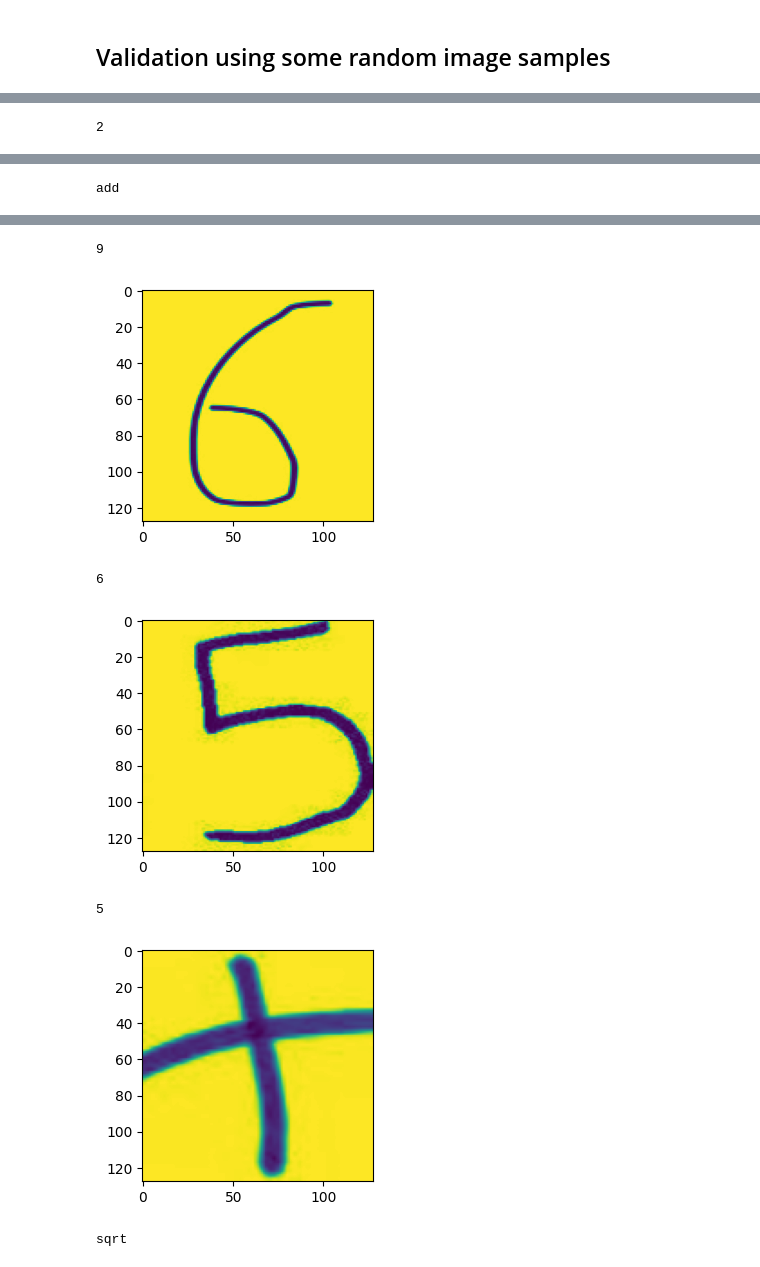
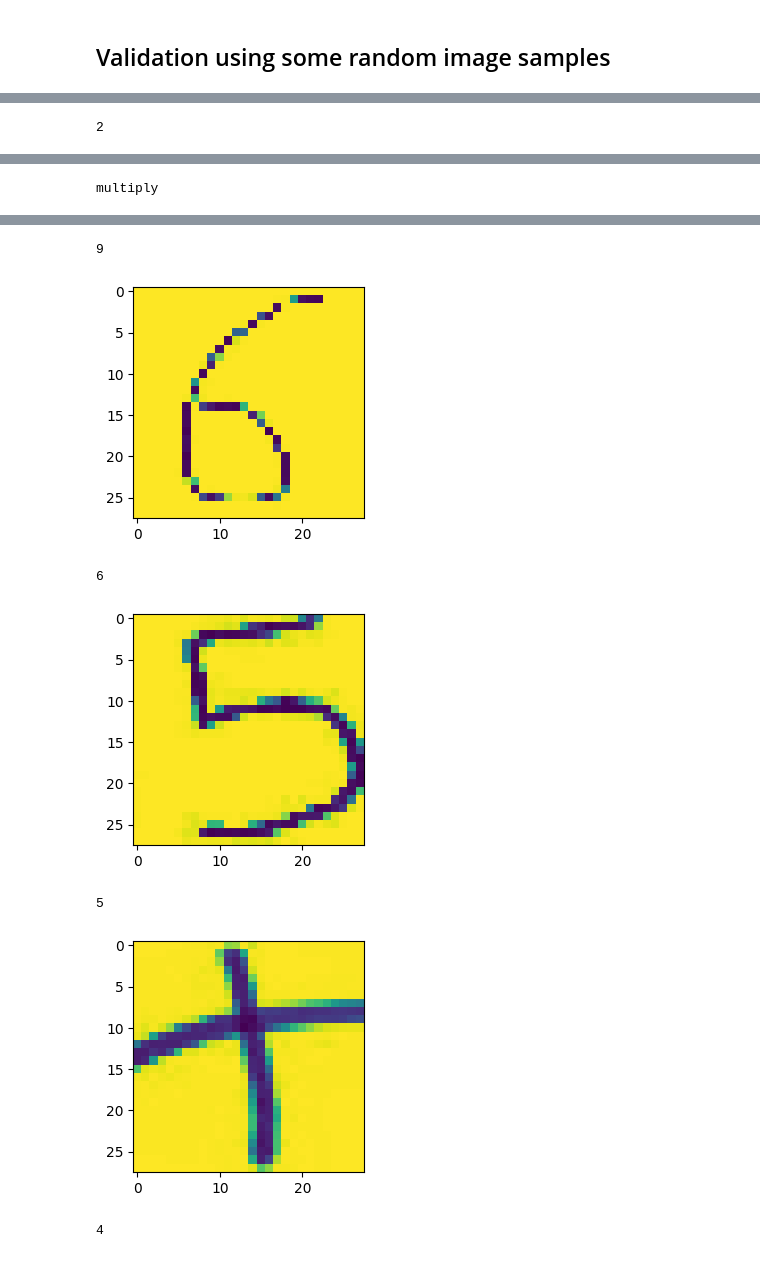
Before and after one commit to SohamD34/Handwritten-Equation-Solver, a Jupyter notebook: train.ipynb, the cells around one changed output, grey strips where cells are left out. Saved outputs shown, nothing was run; the diff lists cells and outputs as text; code cells hidden in the pictures.

```diff
--- a/train.ipynb
+++ b/train.ipynb
@@ -36,7 +36,7 @@ device(type='cuda')
 # %%
 batch_size = 128
 transformations = Compose([Grayscale(num_output_channels=1),
-                           Resize((128,128)),
+                           Resize((28,28)),
                            ToTensor()])
 
 data = ImageFolder(root='../Handwritten-Equation-Solver/data/character_data',transform=transformations)
@@ -79,8 +79,9 @@ class CharacterNet(Module):
         self.dropout = nn.Dropout(0.2)
         self.conv2 = nn.Conv2d(32, 64, kernel_size=3, padding=1)
         self.pool = nn.MaxPool2d(kernel_size=2, stride=2)
-        self.fc1 = nn.Linear(64 * 32 * 32, 512)
-        self.fc2 = nn.Linear(512, 27)
+        # self.fc1 = nn.Linear(64 * 32 * 32, 512)
+        self.fc1 = nn.Linear(64*7*7, 512)
+        self.fc2 = nn.Linear(512, 36)
 
 
     def forward(self, x):
@@ -91,7 +92,8 @@ class CharacterNet(Module):
         x = self.pool(x)
         # x = self.dropout(x)
         # print(x.shape)              # torch.Size([128, 64, 32, 32])
-        x = x.view(-1, 64 * 32 * 32)
+        # x = x.view(-1, 64 * 32 * 32)
+        x = x.view(-1, 64*7*7)
         x = F.relu(self.fc1(x))
         x = self.fc2(x)
         x = F.softmax(x, dim=1)
@@ -100,16 +102,12 @@ class CharacterNet(Module):
 # %%
 model = CharacterNet().to(device)
 # %%
-num_epochs = 100
+num_epochs = 125
 num_classes = len(data.classes)   # 107
 learning_rate = 1e-3
-# learning_rate = 1e-4
-
-# model = CharacterNet(107).to(device)
 
 criterion = torch.nn.CrossEntropyLoss()
 optimizer = Adam(model.parameters(), lr=learning_rate)
-# optimizer = RMSprop(model.parameters(), lr=learning_rate)
 
 total_step = len(train_loader)
 loss_list = []
@@ -133,7 +131,6 @@ for epoch in range(num_epochs):
             labels_encoded = torch.Tensor(labels_encoded).to(device)
 
             outputs = model(images)
-            # print(outputs)
 
             loss = criterion(outputs, labels_encoded)
             running_loss += loss.item()
@@ -203,8 +200,8 @@ for i in range(5,7):
 
     ii = cv2.imread('../Handwritten-Equation-Solver/test_data/'+ str(i) + '.jpeg')
     gray_image = cv2.cvtColor(ii, cv2.COLOR_BGR2GRAY)
-    gray_image = cv2.resize(gray_image, (128,128))
-    gray_image = gray_image.reshape((1,128,128))
+    gray_image = cv2.resize(gray_image, (28,28))
+    gray_image = gray_image.reshape((1,28,28))
     data = torch.Tensor(np.array([gray_image])).to(device)
     output = model(data)
     _, predicted = torch.max(output.data, 1)
@@ -216,8 +213,8 @@ for i in range(5,7):
 for i in range(7,9):
     ii = cv2.imread('../Handwritten-Equation-Solver/test_data/'+ str(i) + '.png')
     gray_image = cv2.cvtColor(ii, cv2.COLOR_BGR2GRAY)
-    gray_image = cv2.resize(gray_image, (128,128))
-    gray_image = gray_image.reshape((1,128,128))
+    gray_image = cv2.resize(gray_image, (28,28))
+    gray_image = gray_image.reshape((1,28,28))
     data = torch.Tensor(np.array([gray_image])).to(device)
     output = model(data)
     _, predicted = torch.max(output.data, 1)
@@ -229,8 +226,8 @@ for i in range(7,9):
 for i in range(9,11):
     ii = cv2.imread('../Handwritten-Equation-Solver/test_data/' + str(i)+ '.jpeg')
     gray_image = cv2.cvtColor(ii, cv2.COLOR_BGR2GRAY)
-    gray_image = cv2.resize(gray_image, (128,128))
-    gray_image = gray_image.reshape((1,128,128))
+    gray_image = cv2.resize(gray_image, (28,28))
+    gray_image = gray_image.reshape((1,28,28))
     data = torch.Tensor(np.array([gray_image])).to(device)
     output = model(data)
     _, predicted = torch.max(output.data, 1)
@@ -245 +242 @@ for i in range(9,11):
-add
+multiply
@@ -247,7 +244,7 @@ add
 9
-[figure, old version]
+[figure, new version]
 6
-[figure, old version]
+[figure, new version]
 5
-[figure, old version]
+[figure, new version]
-sqrt
+4
```
Also changed, not shown: parts of 7 cells of this notebook, 9 other files.
